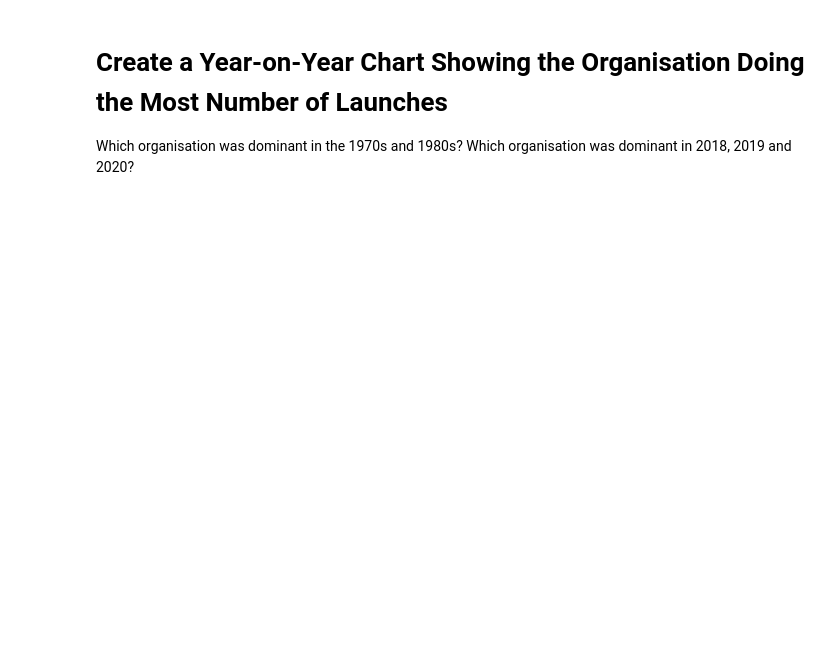
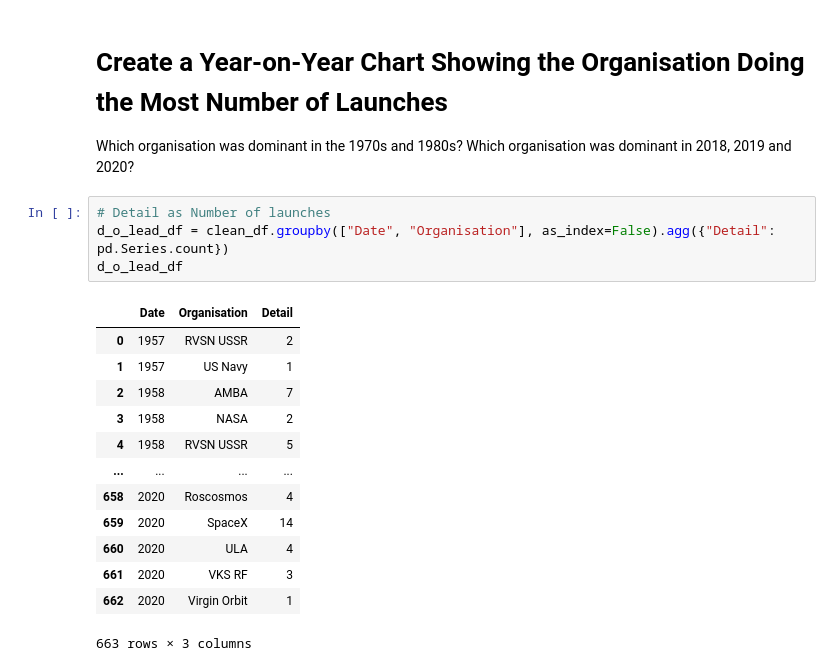
Before and after one commit to nkp1111/python-projects, a Jupyter notebook: 18.analyse_and_visualise_the_space_race/Space_Missions_Analysis_(start).ipynb, the cells around one changed output. Saved outputs shown, nothing was run; the diff lists cells and outputs as text; blank space fills up the shorter version.

```diff
--- a/18.analyse_and_visualise_the_space_race/Space_Missions_Analysis_(start).ipynb
+++ b/18.analyse_and_visualise_the_space_race/Space_Missions_Analysis_(start).ipynb
@@ -1021,3 +1114,21 @@ Do the results change if we only look at the number of successful launches?
 # Create a Year-on-Year Chart Showing the Organisation Doing the Most Number of Launches
 
 Which organisation was dominant in the 1970s and 1980s? Which organisation was dominant in 2018, 2019 and 2020?
+# %%
+# Detail as Number of launches
+d_o_lead_df = clean_df.groupby(["Date", "Organisation"], as_index=False).agg({"Detail": pd.Series.count})
+d_o_lead_df
+# %% [output]
+|  | Date | Organisation | Detail |
+| 0 | 1957 | RVSN USSR | 2 |
+| 1 | 1957 | US Navy | 1 |
+| 2 | 1958 | AMBA | 7 |
+| 3 | 1958 | NASA | 2 |
+| 4 | 1958 | RVSN USSR | 5 |
+| ... | ... | ... | ... |
+| 658 | 2020 | Roscosmos | 4 |
+| 659 | 2020 | SpaceX | 14 |
+| 660 | 2020 | ULA | 4 |
+| 661 | 2020 | VKS RF | 3 |
+| 662 | 2020 | Virgin Orbit | 1 |
+663 rows × 3 columns
```
Also changed, not shown: parts of 8 cells of this notebook, 1 other file.
